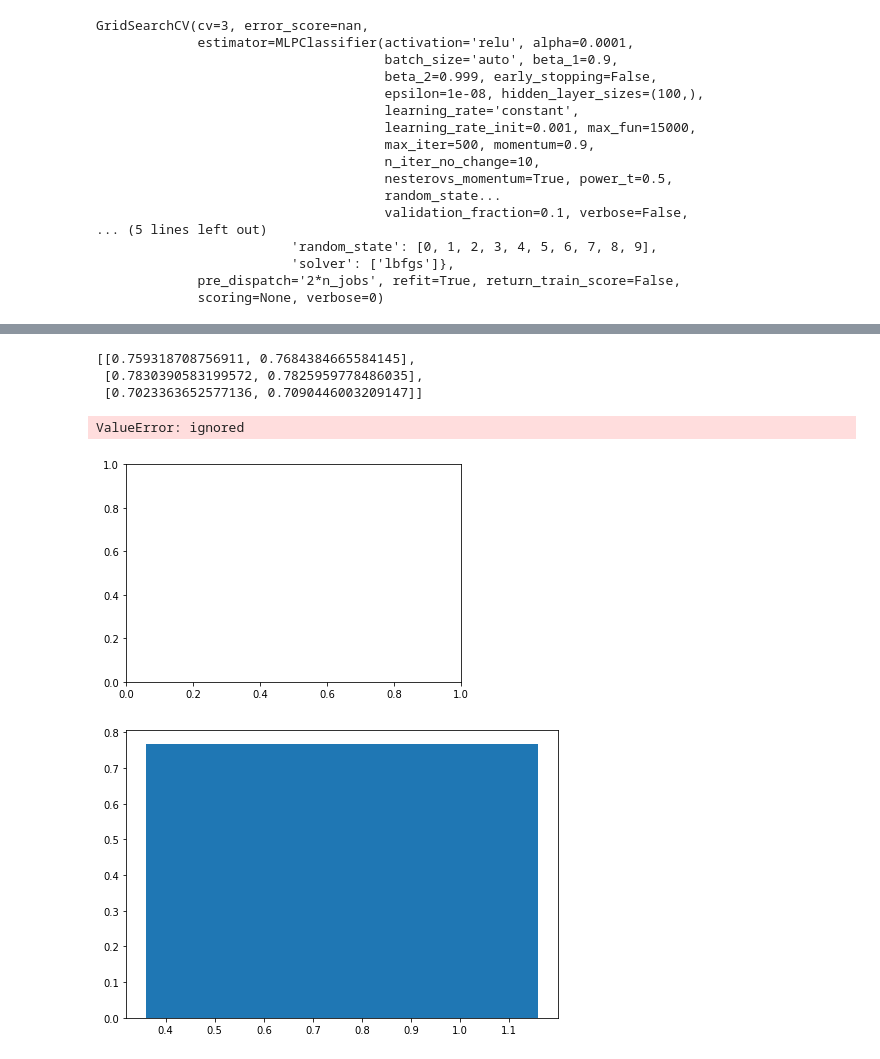
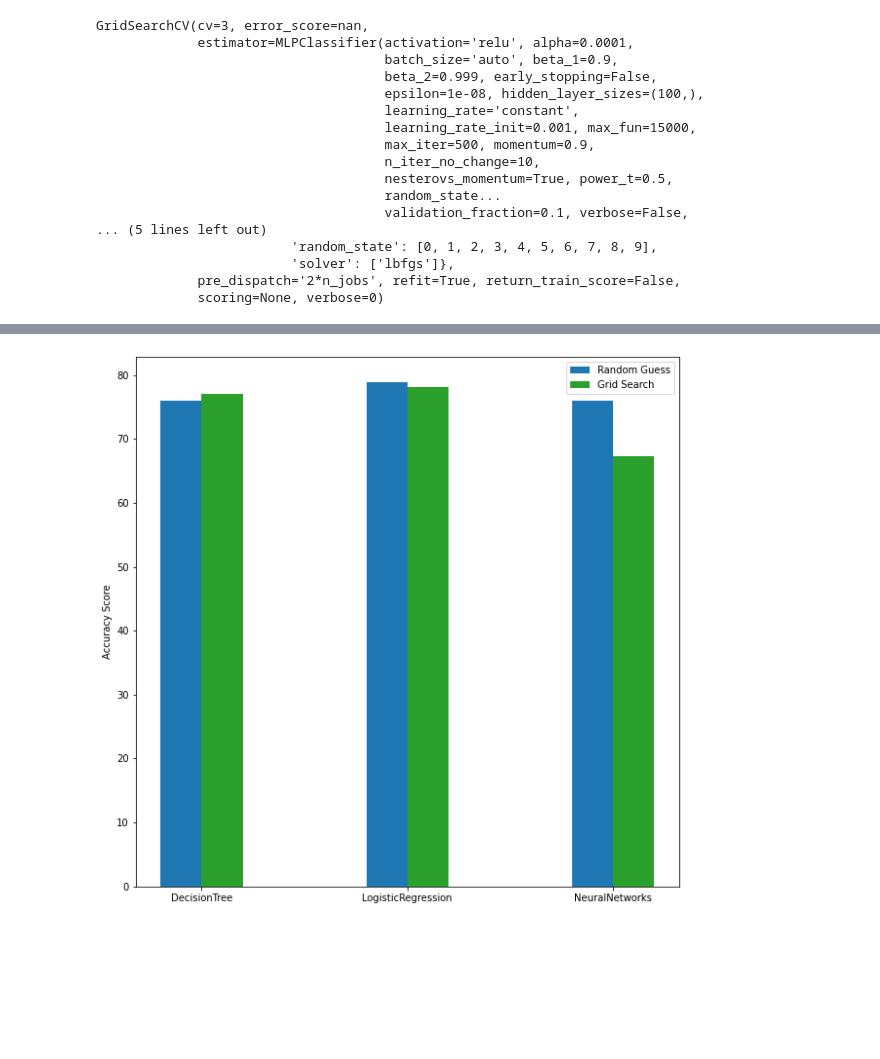
Before and after one commit to medzz123/intro-ai-coursework, a Jupyter notebook: coursework.ipynb, the cells around one changed output, grey strips where cells are left out. Saved outputs shown, nothing was run; the diff lists cells and outputs as text; code cells hidden in the pictures; blank space fills up the shorter version.

Commit message:
plot comparing grid search results

```diff
--- a/coursework.ipynb
+++ b/coursework.ipynb
@@ -652,26 +632,21 @@ Estimator that was chosen by the search :
               power_t=0.5, random_state=2, shuffle=True, solver='lbfgs',
               tol=0.0001, validation_fraction=0.1, verbose=False,
               warm_start=False)
-# %%
-scores = [[dtc_score, gs_tree.best_score_], [lr_score,gs_lr.best_score_], [nn_score,nn_gs.best_score_]]
-
-scores
-# %% [output]
-[[0.759318708756911, 0.7684384665584145],
- [0.7830390583199572, 0.7825959778486035],
- [0.7023363652577136, 0.7090446003209147]]
-# %%
-plt.bar([0.1, 0.2, 0.3, 0.4, 0.5, 0.6, 0.7, 0.8, 0.9, 1],scores)
-plt.show()
-# %% [output]
-ValueError: ignored
-[figure, removed]
-# %%
-fig = plt.figure()
-models = [dtc_score, lr_score, nn_score]
-#optimised_models = [gs_tree.best_score_, lr_gs.best_score_, nn_gs.best_score_]
-ax = fig.add_axes([0,0,1,1])
-ax.bar(dtc_score, gs_tree.best_score_)
-plt.show()
-# %% [output]
-[figure, removed]
+# %%
+y1 = np.array([dtc_score, lr_score, nn_score]) * 100
+y2 = np.array([gs_tree.best_score_, gs_lr.best_score_, nn_gs.best_score_]) * 100
+
+x = np.arange(len(y1))
+width = 0.20
+
+
+fig, axes = plt.subplots(ncols=1, nrows=1, figsize=(10,10))
+plt.ylabel('Accuracy Score')
+axes.bar(x, y1, width=-1.*width, align='edge', label="Random Guess")
+axes.bar(x, y2, width=width, align='edge', color=list(plt.rcParams['axes.prop_cycle'])[2]['color'], label="Grid Search")
+axes.set_xticks(x)
+axes.set_xticklabels(['DecisionTree', 'LogisticRegression', 'NeuralNetworks'])
+plt.legend()
+plt.show()
+# %% [output]
+[figure, added]
```
Also changed, not shown: parts of 13 cells of this notebook.
